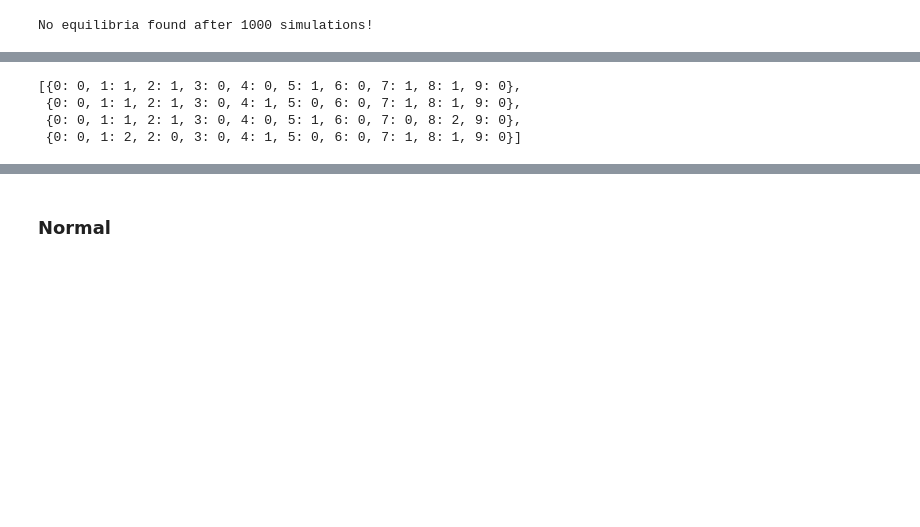
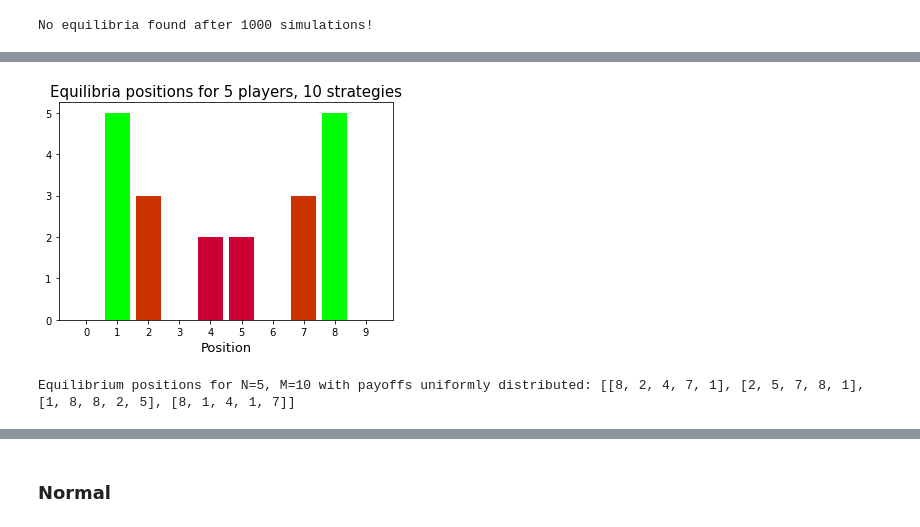
Before and after one commit to l-khali/project_1_election_game, a Jupyter notebook: iterative_method_results.ipynb, the cells around one changed output, grey strips where cells are left out. Saved outputs shown, nothing was run; the diff lists cells and outputs as text; code cells hidden in the pictures; blank space fills up the shorter version.

```diff
--- a/iterative_method_results.ipynb
+++ b/iterative_method_results.ipynb
@@ -20,8 +25,9 @@ iterative_method_functions.election_equilibrium(4,10)
 # %%
-iterative_method_functions.election_equilibrium(5,10)
+eq5 = iterative_method_functions.election_equilibrium(5,10)
 # %% [output]
-[{0: 0, 1: 1, 2: 1, 3: 0, 4: 0, 5: 1, 6: 0, 7: 1, 8: 1, 9: 0},
- {0: 0, 1: 1, 2: 1, 3: 0, 4: 1, 5: 0, 6: 0, 7: 1, 8: 1, 9: 0},
- {0: 0, 1: 1, 2: 1, 3: 0, 4: 0, 5: 1, 6: 0, 7: 0, 8: 2, 9: 0},
- {0: 0, 1: 2, 2: 0, 3: 0, 4: 1, 5: 0, 6: 0, 7: 1, 8: 1, 9: 0}]
+[figure, added]
+# %%
+print(f"Equilibrium positions for N=5, M=10 with payoffs uniformly distributed: {eq5}")
+# %% [output]
+Equilibrium positions for N=5, M=10 with payoffs uniformly distributed: [[8, 2, 4, 7, 1], [2, 5, 7, 8, 1], [1, 8, 8, 2, 5], [8, 1, 4, 1, 7]]
 # %%
```
Also changed, not shown: parts of 29 cells of this notebook, 2 other files.
